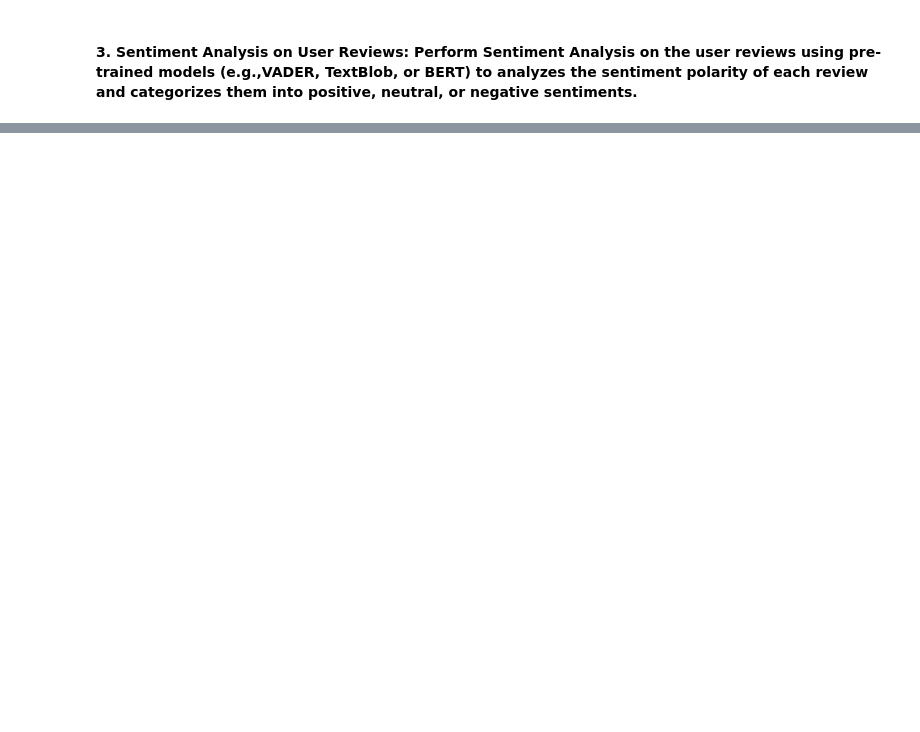
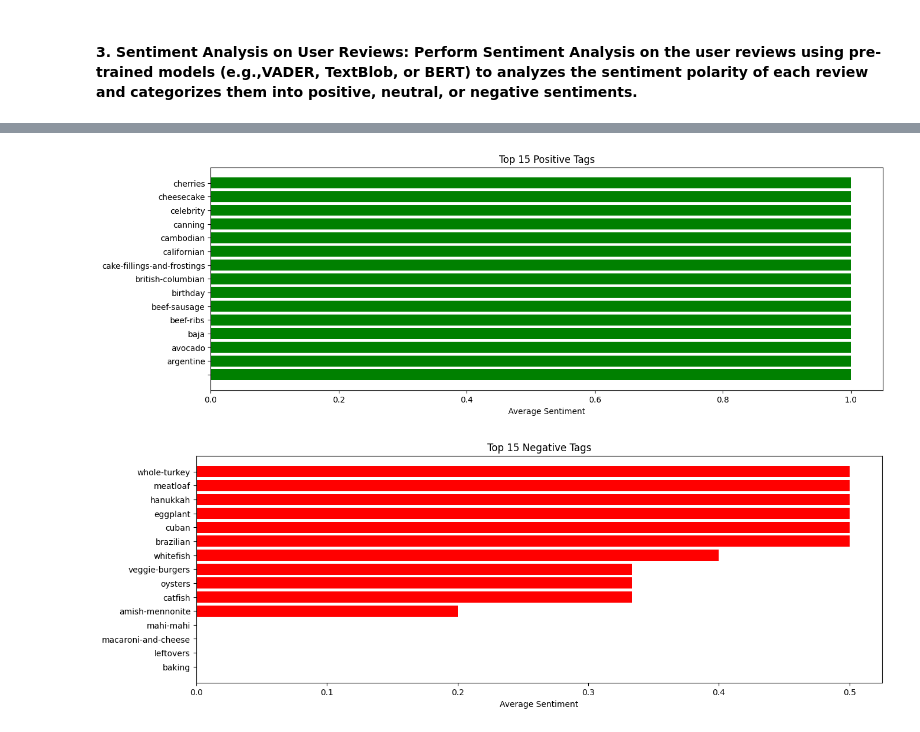
Before and after one commit to MattThePerson/NLP_Project_2024, a Jupyter notebook: pau_notebook.ipynb, the cells around one changed output, grey strips where cells are left out. Drawn from its saved outputs; the diff is of its cells as text; code cells hidden in the pictures; blank space fills up the shorter version.

```diff
--- a/pau_notebook.ipynb
+++ b/pau_notebook.ipynb
@@ -56,0 +101,8 @@ df_interact_subset.head(reviews_to_show)
+# %%
+#Average sentiment for each tag
+def calculate_tag_sentiment(df_interact, df_recipes):
+    df_tags_exploded = df_recipes[['tags']].explode('tags').reset_index()
+    df_tags_sentiment = df_interact[['recipe_id', 'sentiment_numeric']].merge(df_tags_exploded, left_on='recipe_id', right_on='id')
+    return df_tags_sentiment.groupby('tags')['sentiment_numeric'].mean().reset_index()
+
+df_tag_sentiment = calculate_tag_sentiment(df_interact, df_recipes)
@@ -56,0 +130,19 @@ df_interact_subset.head(reviews_to_show)
+# %%
+# Top 15 tags with most positive and most negative sentiment
+top_positive_tags = df_tag_sentiment.nlargest(15, 'sentiment_numeric')
+top_negative_tags = df_tag_sentiment.nsmallest(15, 'sentiment_numeric')
+
+plt.figure(figsize=(15, 5))
+plt.barh(top_positive_tags['tags'], top_positive_tags['sentiment_numeric'], color='green')
+plt.title('Top 15 Positive Tags')
+plt.xlabel('Average Sentiment')
+plt.show()
+
+plt.figure(figsize=(15, 5))
+plt.barh(top_negative_tags['tags'], top_negative_tags['sentiment_numeric'], color='red')
+plt.title('Top 15 Negative Tags')
+plt.xlabel('Average Sentiment')
+plt.show()
+# %% [output]
+[figure, added]
+[figure, added]
```
Also changed, not shown: parts of 30 cells of this notebook.
